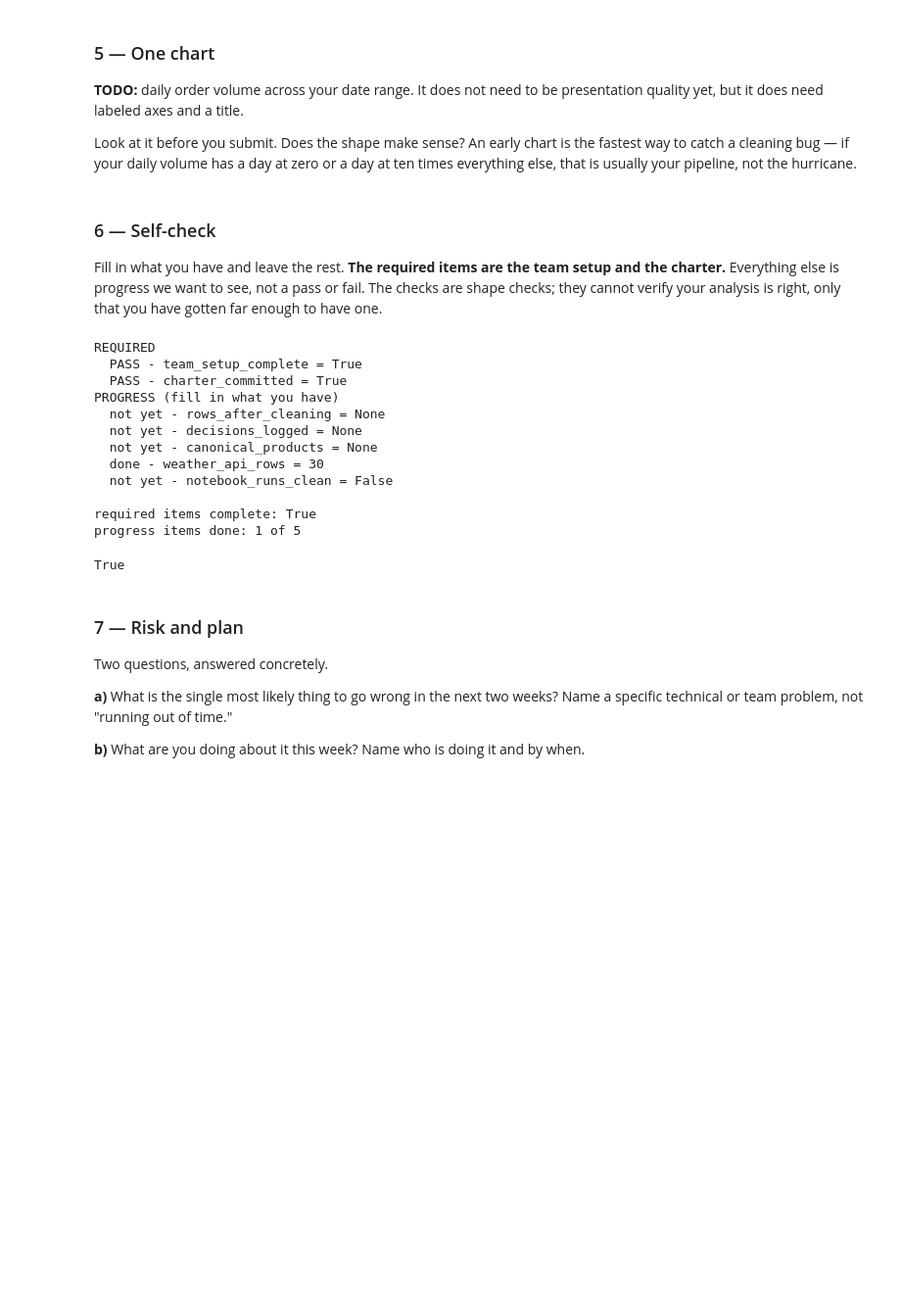
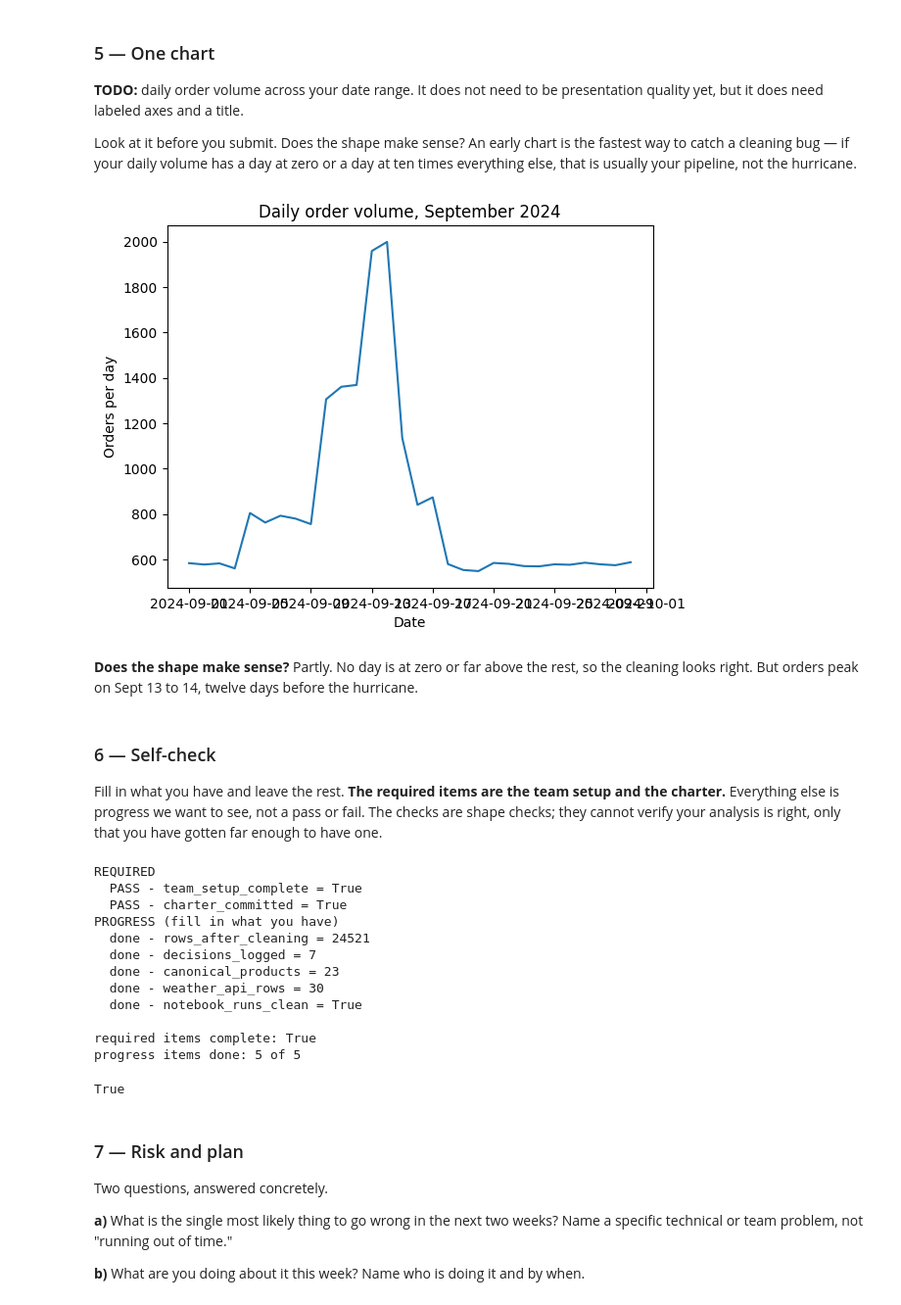
Before and after one commit to hyunderscore/walmart-hurricane-project, a Jupyter notebook: notebooks/06-midterm-walmart/2026-10-23 — Midterm Checkpoint — Lab.ipynb, the cells around one changed output. Shown at 98% size. Drawn from its saved outputs; the diff is of its cells as text; code cells hidden in the pictures; blank space fills up the shorter version.

Commit message:
updated notebook draft

```diff
--- a/notebooks/06-midterm-walmart/2026-10-23 — Midterm Checkpoint — Lab.ipynb
+++ b/notebooks/06-midterm-walmart/2026-10-23 — Midterm Checkpoint — Lab.ipynb
@@ -194,7 +364,21 @@ rows: 30
 
 Look at it before you submit. Does the shape make sense? An early chart is the fastest way to catch a cleaning bug — if your daily volume has a day at zero or a day at ten times everything else, that is usually your pipeline, not the hurricane.
 # %%
-# TODO
+import matplotlib.pyplot as plt
+
+daily = transactions_typed.copy()
+daily['date'] = daily['timestamp'].dt.normalize()
+daily = daily.groupby('date')['transaction_id'].count()
+
+plt.plot(daily.index, daily.values)
+plt.title('Daily order volume, September 2024')
+plt.xlabel('Date')
+plt.ylabel('Orders per day')
+plt.show()
+# %% [output]
+[figure, added]
+# %% [markdown]
+**Does the shape make sense?** Partly. No day is at zero or far above the rest, so the cleaning looks right. But orders peak on Sept 13 to 14, twelve days before the hurricane.
 # %% [markdown]
 ### 6 — Self-check
 
@@ -206,11 +390,11 @@ required = {
 }
 
 progress = {
-    'rows_after_cleaning': None,        # an integer
-    'decisions_logged': None,           # how many entries in your log
-    'canonical_products': None,         # distinct products after consolidation
+    'rows_after_cleaning': len(transactions_typed),        # an integer
+    'decisions_logged': len(decision_log),           # how many entries in your log
+    'canonical_products': sales['canonical_sku'].nunique(),         # distinct products after consolidation
     'weather_api_rows': len(wx),           # rows returned by your API call
-    'notebook_runs_clean': False,       # True after Restart and Run All
+    'notebook_runs_clean': True,       # True after Restart and Run All
 }
 
 def is_done(value):
@@ -236,14 +420,14 @@ REQUIRED
   PASS - team_setup_complete = True
   PASS - charter_committed = True
 PROGRESS (fill in what you have)
-  not yet - rows_after_cleaning = None
-  not yet - decisions_logged = None
-  not yet - canonical_products = None
+  done - rows_after_cleaning = 24521
+  done - decisions_logged = 7
+  done - canonical_products = 23
   done - weather_api_rows = 30
-  not yet - notebook_runs_clean = False
+  done - notebook_runs_clean = True
 
 required items complete: True
-progress items done: 1 of 5
+progress items done: 5 of 5
 True
 # %% [markdown]
 ### 7 — Risk and plan
```
Also changed, not shown: parts of 6 cells of this notebook.
